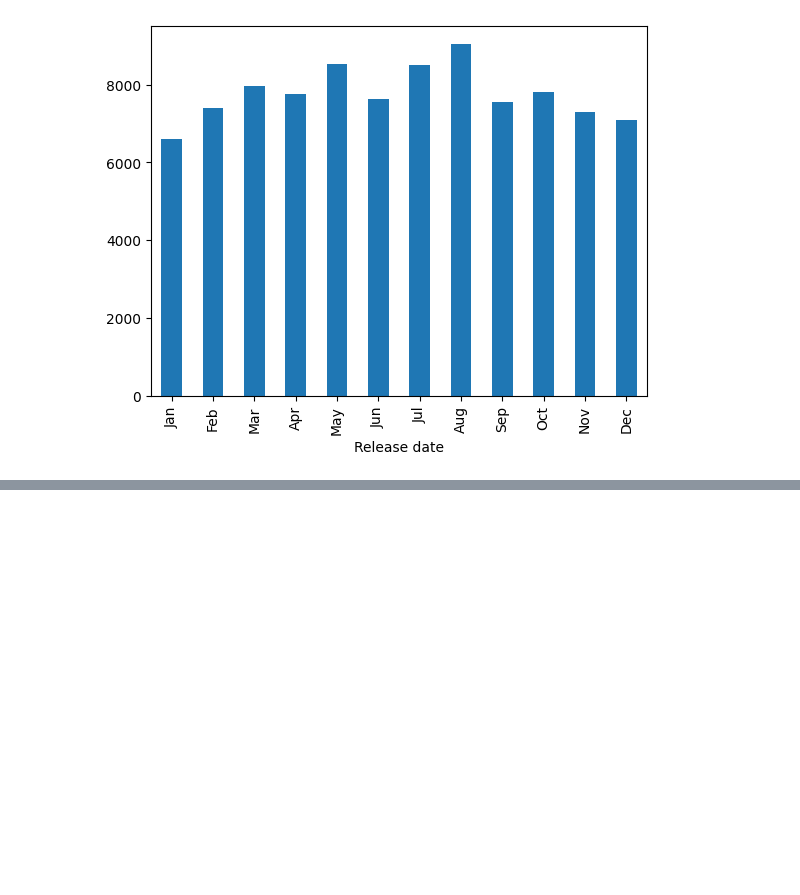
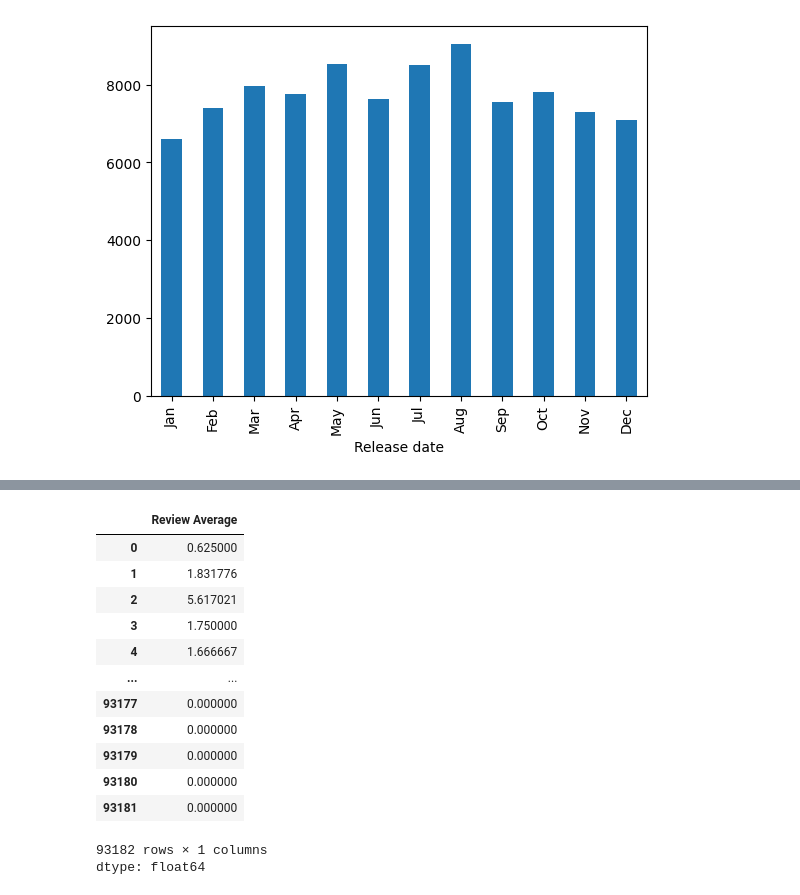
Before and after one commit to adamledet/itds-project-2025, a Jupyter notebook: Data_Science_Project.ipynb, the cells around one changed output, grey strips where cells are left out. Cells and saved outputs as stored; diff of their text form; code cells hidden in the pictures; blank space fills up the shorter version.

```diff
--- a/Data_Science_Project.ipynb
+++ b/Data_Science_Project.ipynb
@@ -238,0 +254,19 @@ df_New["Release date"].value_counts(sort=False).plot.bar()
+# %%
+# Get the ratio of Positive to Negative Reviews for each game
+df_New["Review Average"] = (df_New["Positive"] / (df_New["Negative"]+1))# Nagative value is currently offset (and therefore not correct) to prevent infinite value when dividing by 0. Will fix later.
+df_New["Review Average"]
+# %% [output]
+|  | Review Average |
+| 0 | 0.625000 |
+| 1 | 1.831776 |
+| 2 | 5.617021 |
+| 3 | 1.750000 |
+| 4 | 1.666667 |
+| ... | ... |
+| 93177 | 0.000000 |
+| 93178 | 0.000000 |
+| 93179 | 0.000000 |
+| 93180 | 0.000000 |
+| 93181 | 0.000000 |
+93182 rows × 1 columns
+dtype: float64
```
Also changed, not shown: parts of 6 cells of this notebook, 1 other file.
